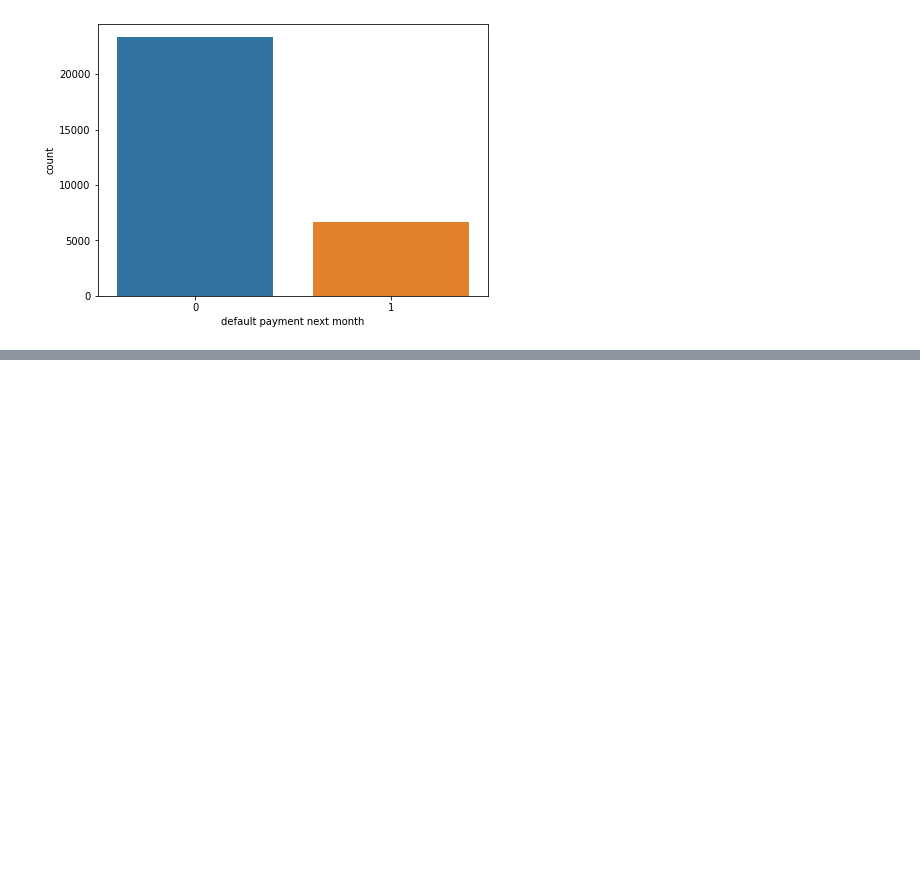
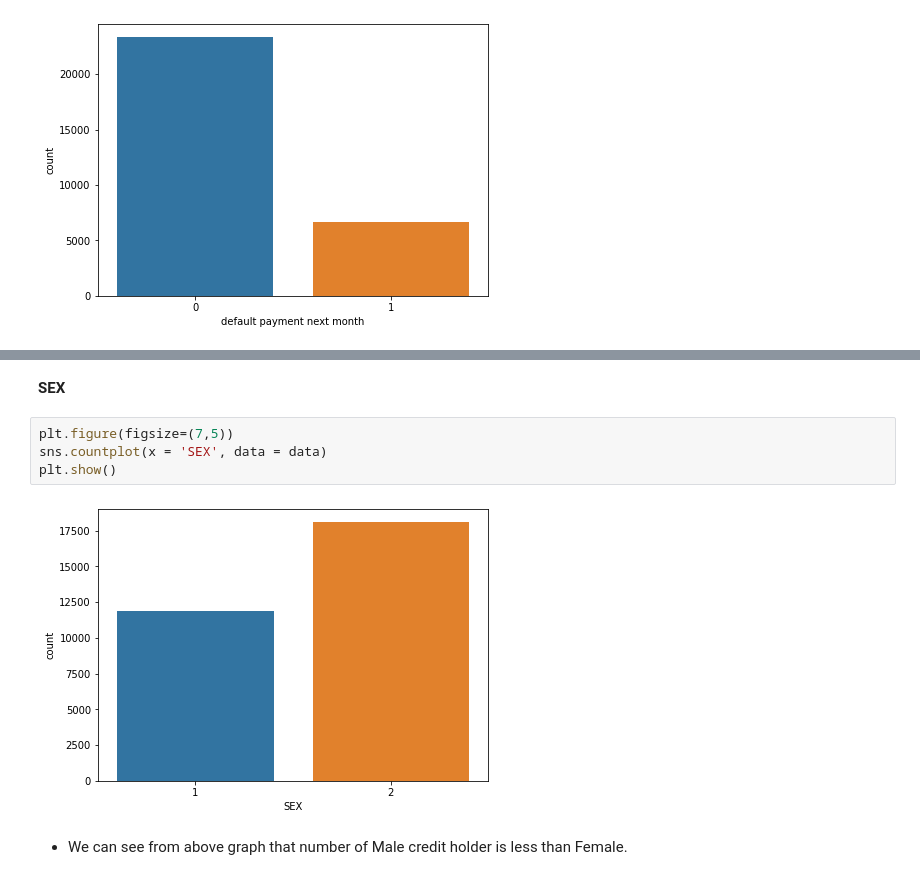
Before and after one commit to AmirKhan6219/Credit-Card-Default-Prediction, a Jupyter notebook: Credit_Card_Default_prediction.ipynb, the cells around one changed output, grey strips where cells are left out. Drawn from its saved outputs; the diff is of its cells as text; blank space fills up the shorter version.

```diff
--- a/Credit_Card_Default_prediction.ipynb
+++ b/Credit_Card_Default_prediction.ipynb
@@ -85,0 +113,10 @@ plt.show()
+# %% [markdown]
+**SEX**
+# %%
+plt.figure(figsize=(7,5))
+sns.countplot(x = 'SEX', data = data)
+plt.show()
+# %% [output]
+[figure, added]
+# %% [markdown]
+* We can see from above graph that number of Male credit holder is less than Female.
```
Also changed, not shown: parts of 5 cells of this notebook.
